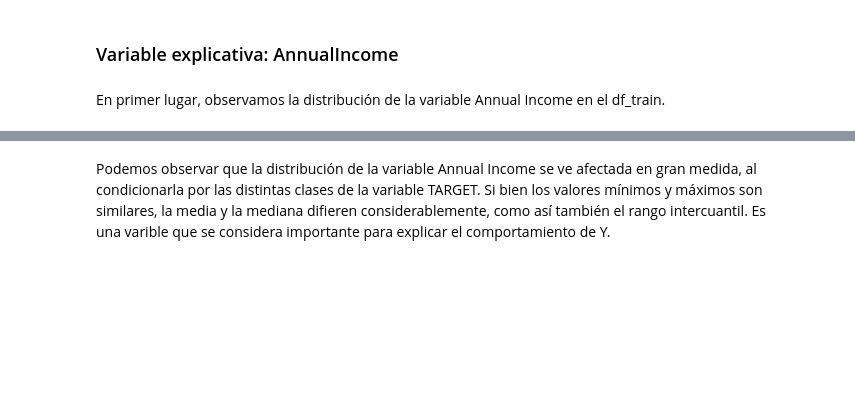
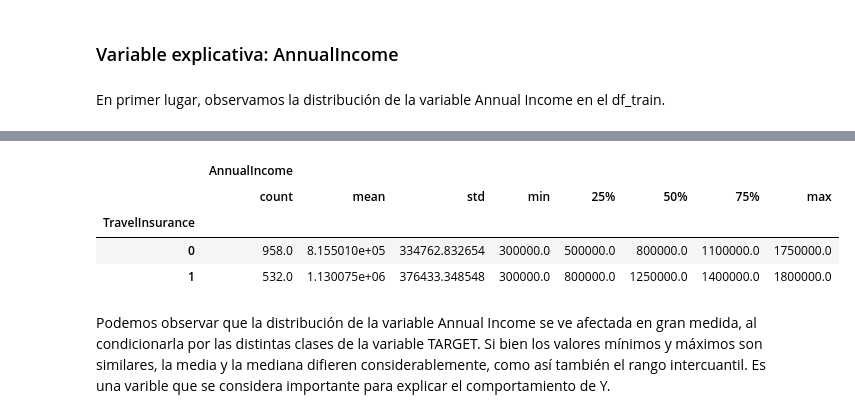
Before and after one commit to PamelaPairo/aprendizaje_supervisado, a Jupyter notebook: TP Aprendizaje Supervisado.ipynb, the cells around one changed output, grey strips where cells are left out. Drawn from its saved outputs; the diff is of its cells as text; code cells hidden in the pictures; blank space fills up the shorter version.

```diff
--- a/TP Aprendizaje Supervisado.ipynb
+++ b/TP Aprendizaje Supervisado.ipynb
@@ -193,3 +189,15 @@ df_train.groupby(["TravelInsurance"])["AnnualIncome"].describe().round(2)
+# %%
+(
+    df_train[["TravelInsurance", "AnnualIncome"]]
+        .groupby(["TravelInsurance"])
+        .describe()
+)
+# %% [output]
+|  | AnnualIncome |  |  |  |  |  |  |  |
+|  | count | mean | std | min | 25% | 50% | 75% | max |
+| TravelInsurance |  |  |  |  |  |  |  |  |
+| 0 | 958.0 | 8.155010e+05 | 334762.832654 | 300000.0 | 500000.0 | 800000.0 | 1100000.0 | 1750000.0 |
+| 1 | 532.0 | 1.130075e+06 | 376433.348548 | 300000.0 | 800000.0 | 1250000.0 | 1400000.0 | 1800000.0 |
 # %% [markdown]
 Podemos observar que la distribución de la variable Annual Income se ve afectada en gran medida, al condicionarla por las distintas clases de la variable TARGET. Si bien los valores mínimos y máximos son similares, la media y la mediana difieren considerablemente, como así también el rango intercuantil.
 Es una varible que se considera importante para explicar el comportamiento de Y.
```
Also changed, not shown: parts of 19 cells of this notebook.
